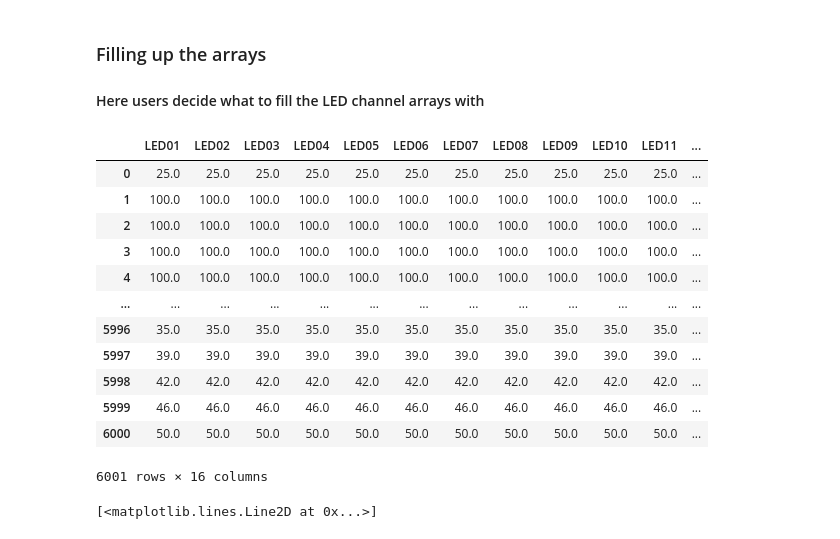
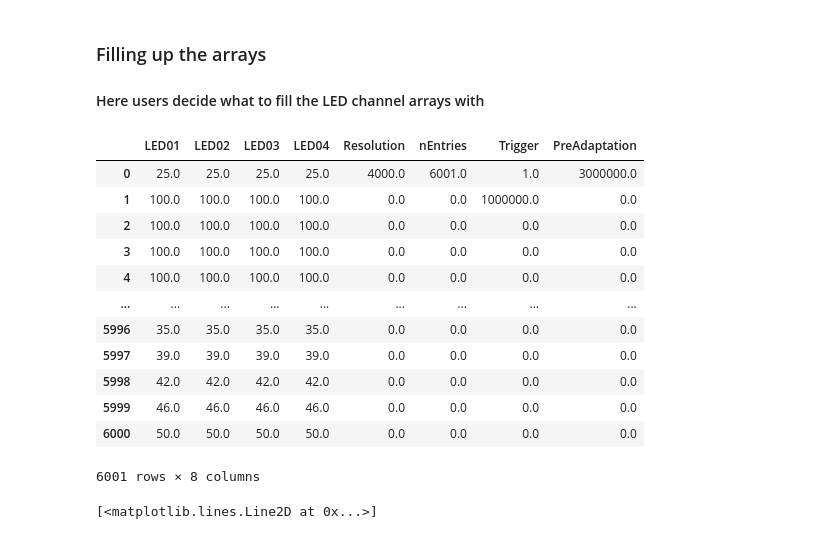
Before and after one commit to OpenSourceNeuro/LED-Zappelin-V2, a Jupyter notebook: Notebooks/AmplitudeChirp.ipynb, the cells around one changed output. Drawn from its saved outputs; the diff is of its cells as text; code cells hidden in the pictures.

```diff
--- a/Notebooks/AmplitudeChirp.ipynb
+++ b/Notebooks/AmplitudeChirp.ipynb
@@ -100,37 +100,29 @@ PreAdaptMicros[0] = t_PreAdapt * 1000
 # %%
 dict_Stim_Chirp = {'LED01': chirp_Amplitude,
                    'LED02': chirp_Amplitude,
                    'LED03': chirp_Amplitude,
                    'LED04': chirp_Amplitude,
-                   'LED05': chirp_Amplitude,
-                   'LED06': chirp_Amplitude,
-                   'LED07': chirp_Amplitude,
-                   'LED08': chirp_Amplitude,
-                   'LED09': chirp_Amplitude,
-                   'LED10': chirp_Amplitude,
-                   'LED11': chirp_Amplitude,
-                   'LED12': chirp_Amplitude,
                    'Resolution': Resolution,
                    'nEntries': nEntries,
                    'Trigger': Trigger,
                    'PreAdaptation': PreAdaptMicros
                    }
 df_Stim_Chirp = pd.DataFrame(dict_Stim_Chirp)
 df_Stim_Chirp
 # %% [output]
-|  | LED01 | LED02 | LED03 | LED04 | LED05 | LED06 | LED07 | LED08 | LED09 | LED10 | LED11 | ... |
-| 0 | 25.0 | 25.0 | 25.0 | 25.0 | 25.0 | 25.0 | 25.0 | 25.0 | 25.0 | 25.0 | 25.0 | ... |
-| 1 | 100.0 | 100.0 | 100.0 | 100.0 | 100.0 | 100.0 | 100.0 | 100.0 | 100.0 | 100.0 | 100.0 | ... |
-| 2 | 100.0 | 100.0 | 100.0 | 100.0 | 100.0 | 100.0 | 100.0 | 100.0 | 100.0 | 100.0 | 100.0 | ... |
-| 3 | 100.0 | 100.0 | 100.0 | 100.0 | 100.0 | 100.0 | 100.0 | 100.0 | 100.0 | 100.0 | 100.0 | ... |
-| 4 | 100.0 | 100.0 | 100.0 | 100.0 | 100.0 | 100.0 | 100.0 | 100.0 | 100.0 | 100.0 | 100.0 | ... |
-| ... | ... | ... | ... | ... | ... | ... | ... | ... | ... | ... | ... | ... |
-| 5996 | 35.0 | 35.0 | 35.0 | 35.0 | 35.0 | 35.0 | 35.0 | 35.0 | 35.0 | 35.0 | 35.0 | ... |
-| 5997 | 39.0 | 39.0 | 39.0 | 39.0 | 39.0 | 39.0 | 39.0 | 39.0 | 39.0 | 39.0 | 39.0 | ... |
-| 5998 | 42.0 | 42.0 | 42.0 | 42.0 | 42.0 | 42.0 | 42.0 | 42.0 | 42.0 | 42.0 | 42.0 | ... |
-| 5999 | 46.0 | 46.0 | 46.0 | 46.0 | 46.0 | 46.0 | 46.0 | 46.0 | 46.0 | 46.0 | 46.0 | ... |
-| 6000 | 50.0 | 50.0 | 50.0 | 50.0 | 50.0 | 50.0 | 50.0 | 50.0 | 50.0 | 50.0 | 50.0 | ... |
+|  | LED01 | LED02 | LED03 | LED04 | Resolution | nEntries | Trigger | PreAdaptation |
+| 0 | 25.0 | 25.0 | 25.0 | 25.0 | 4000.0 | 6001.0 | 1.0 | 3000000.0 |
+| 1 | 100.0 | 100.0 | 100.0 | 100.0 | 0.0 | 0.0 | 1000000.0 | 0.0 |
+| 2 | 100.0 | 100.0 | 100.0 | 100.0 | 0.0 | 0.0 | 0.0 | 0.0 |
+| 3 | 100.0 | 100.0 | 100.0 | 100.0 | 0.0 | 0.0 | 0.0 | 0.0 |
+| 4 | 100.0 | 100.0 | 100.0 | 100.0 | 0.0 | 0.0 | 0.0 | 0.0 |
+| ... | ... | ... | ... | ... | ... | ... | ... | ... |
+| 5996 | 35.0 | 35.0 | 35.0 | 35.0 | 0.0 | 0.0 | 0.0 | 0.0 |
+| 5997 | 39.0 | 39.0 | 39.0 | 39.0 | 0.0 | 0.0 | 0.0 | 0.0 |
+| 5998 | 42.0 | 42.0 | 42.0 | 42.0 | 0.0 | 0.0 | 0.0 | 0.0 |
+| 5999 | 46.0 | 46.0 | 46.0 | 46.0 | 0.0 | 0.0 | 0.0 | 0.0 |
+| 6000 | 50.0 | 50.0 | 50.0 | 50.0 | 0.0 | 0.0 | 0.0 | 0.0 |
-6001 rows × 16 columns
+6001 rows × 8 columns
 # %%
 plt.plot(df_Stim_Chirp.iloc[:,0])
 # %% [output]
```
Also changed, not shown: parts of 1 cell of this notebook.
